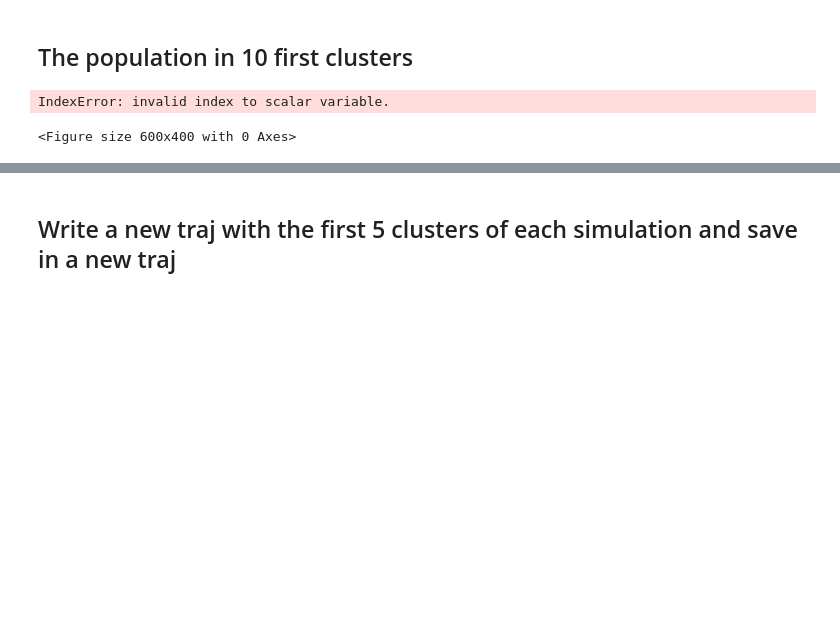
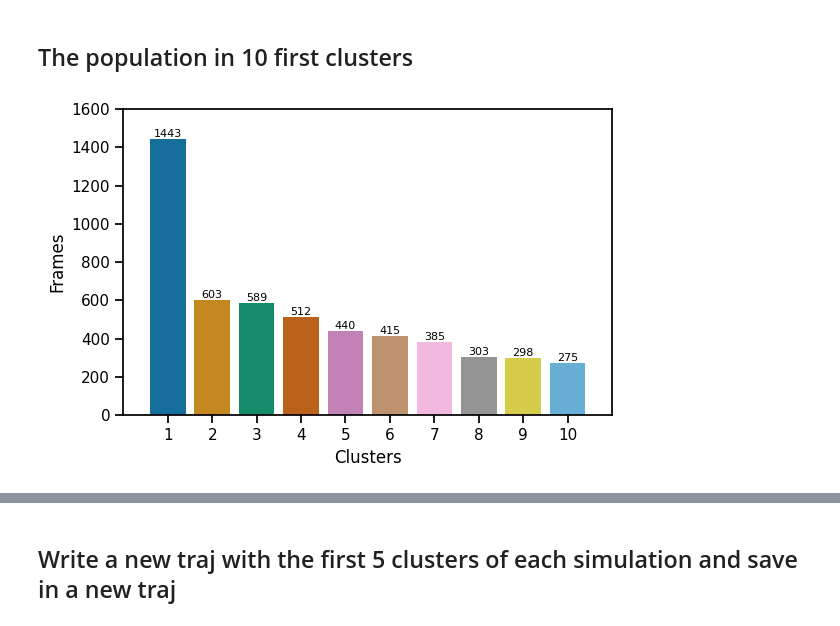
Before and after one commit to Alikans0/qbio_Lab2, a Jupyter notebook: Jupyter_Notebooks/relaxin_analysis.ipynb, the cells around one changed output, grey strips where cells are left out. Saved outputs shown, nothing was run; the diff lists cells and outputs as text; code cells hidden in the pictures; blank space fills up the shorter version.

```diff
--- a/Jupyter_Notebooks/relaxin_analysis.ipynb
+++ b/Jupyter_Notebooks/relaxin_analysis.ipynb
@@ -213,21 +223,20 @@ os.chdir(path+os.sep+folder)
 # %%
 sns.set_context('notebook')
 sns.set_palette('colorblind')
 
 plt.figure(figsize=(6, 4))
 
 x,y = np.loadtxt("clusters_size.xvg",comments=['#','@'],unpack=True)
 
 v = sns.barplot(x=x[:10].astype(int),y=y[:10])             ###change here if you want to see more clusters####
 plt.xlim(-1,10)
-plt.ylim(0,500)
+plt.ylim(0,1600)
 for i in v.containers:
     v.bar_label(i,fontsize =8 )
 
 plt.xlabel("Clusters")
 plt.ylabel("Frames")
 
 plt.tight_layout()
 # %% [output]
-IndexError: invalid index to scalar variable.
-<Figure size 600x400 with 0 Axes>
+[figure, added]
```
Also changed, not shown: parts of 6 cells of this notebook, 4 other files.
